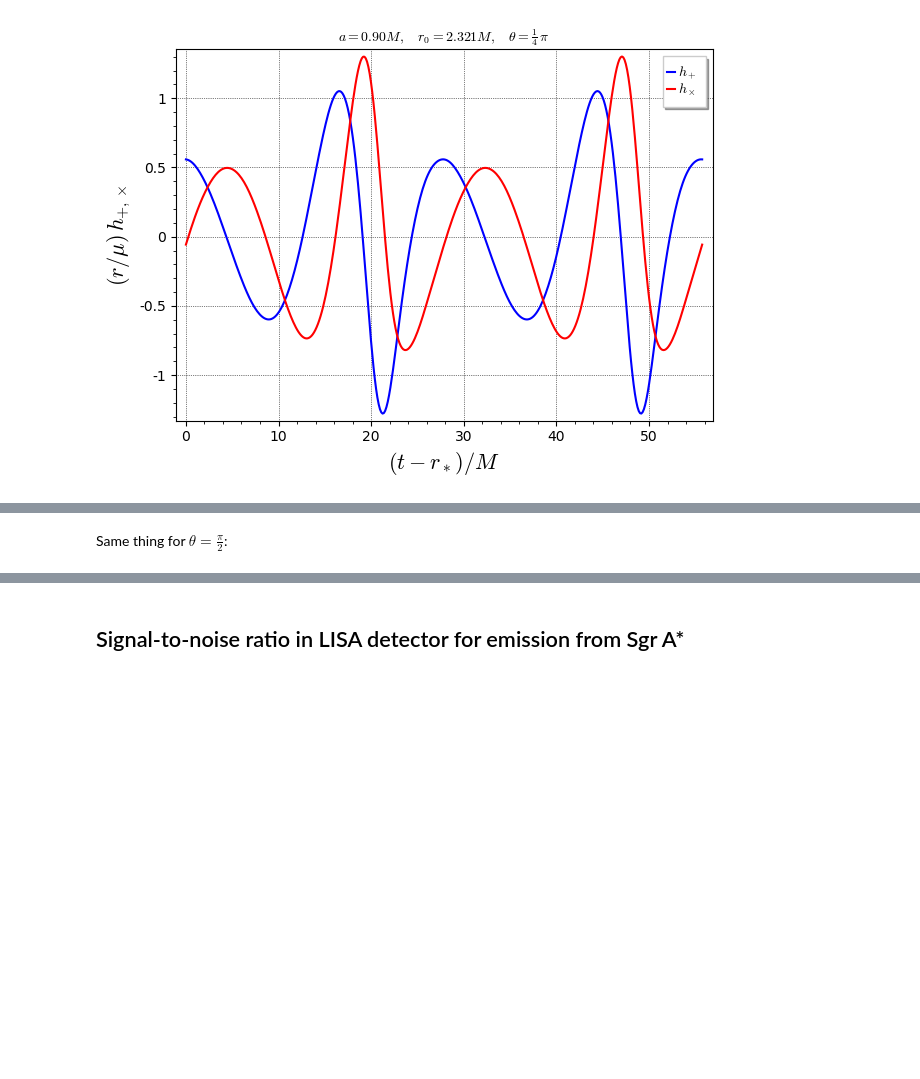
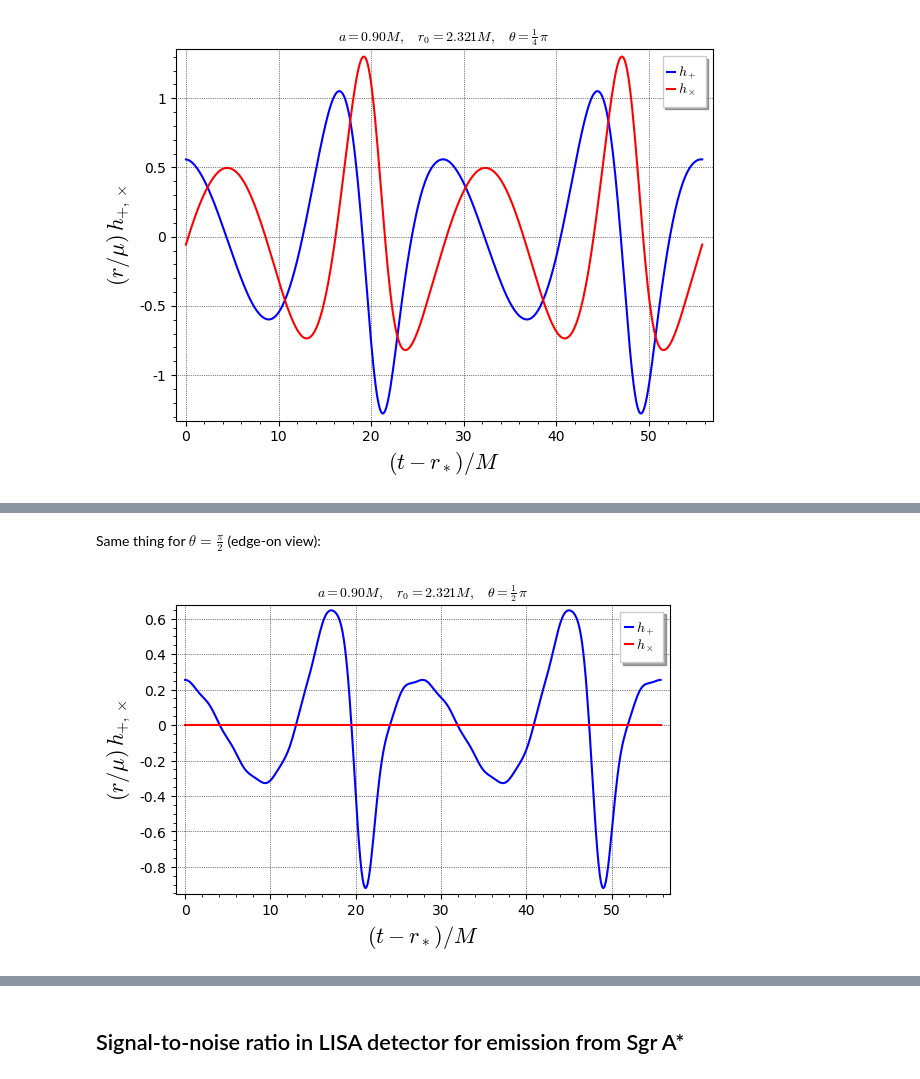
Before and after one commit to BlackHolePerturbationToolkit/kerrgeodesic_gw, a Jupyter notebook: Notebooks/grav_waves_circular.ipynb, the cells around one changed output, grey strips where cells are left out. Saved outputs shown, nothing was run; the diff lists cells and outputs as text; code cells hidden in the pictures; blank space fills up the shorter version.

```diff
--- a/Notebooks/grav_waves_circular.ipynb
+++ b/Notebooks/grav_waves_circular.ipynb
@@ -41,2 +51,7 @@ plot_h_particle(a, r0, theta, phi, umin, umax, plot_points=400)
 # %% [markdown]
-Same thing for $\theta=\frac{\pi}{2}$:
+Same thing for $\theta=\frac{\pi}{2}$ (edge-on view):
+# %%
+theta = pi/2
+plot_h_particle(a, r0, theta, phi, umin, umax, plot_points=400)
+# %% [output]
+[figure, added]
```
Also changed, not shown: parts of 22 cells of this notebook, 3 other files.
